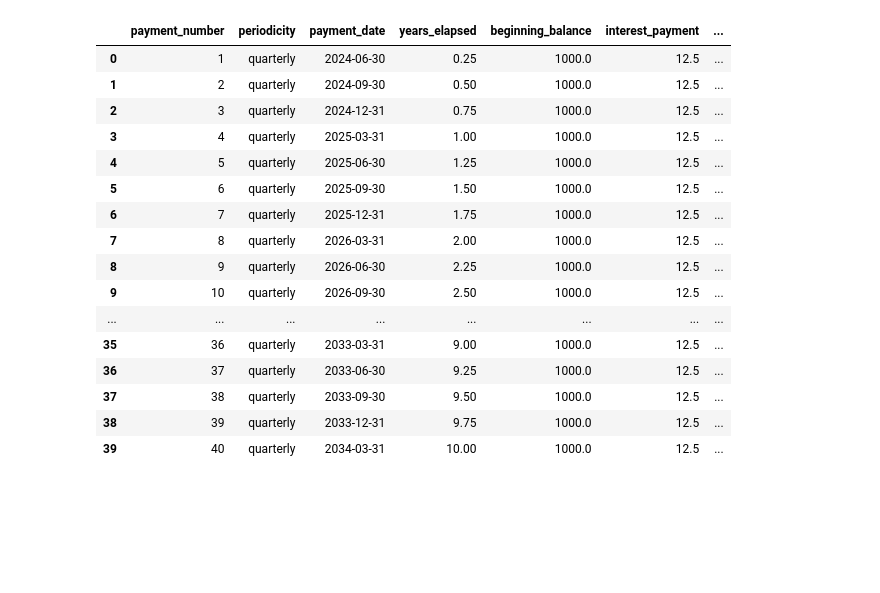
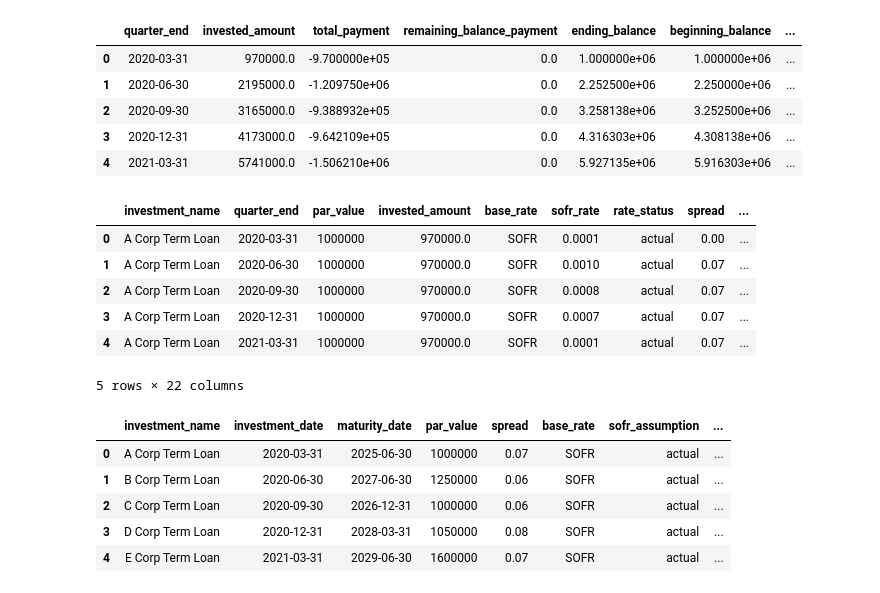
Before and after one commit to mmcleary6/credit_model, a Jupyter notebook: asset_modeling.ipynb, the cells around one changed output. Saved outputs shown, nothing was run; the diff lists cells and outputs as text; code cells hidden in the pictures; blank space fills up the shorter version.

```diff
--- a/asset_modeling.ipynb
+++ b/asset_modeling.ipynb
@@ -89,27 +134,28 @@ loan_df
-# %%
-bullet_df = bullet_loan(
-    principal=1000,
-    annual_rate=0.05,
-    maturity_years=10,
-    periodicity="quarterly",
-    start_date="2024-03-31",
-)
-bullet_df
-# %% [output]
-|  | payment_number | periodicity | payment_date | years_elapsed | beginning_balance | interest_payment | ... |
-| 0 | 1 | quarterly | 2024-06-30 | 0.25 | 1000.0 | 12.5 | ... |
-| 1 | 2 | quarterly | 2024-09-30 | 0.50 | 1000.0 | 12.5 | ... |
-| 2 | 3 | quarterly | 2024-12-31 | 0.75 | 1000.0 | 12.5 | ... |
-| 3 | 4 | quarterly | 2025-03-31 | 1.00 | 1000.0 | 12.5 | ... |
-| 4 | 5 | quarterly | 2025-06-30 | 1.25 | 1000.0 | 12.5 | ... |
-| 5 | 6 | quarterly | 2025-09-30 | 1.50 | 1000.0 | 12.5 | ... |
-| 6 | 7 | quarterly | 2025-12-31 | 1.75 | 1000.0 | 12.5 | ... |
-| 7 | 8 | quarterly | 2026-03-31 | 2.00 | 1000.0 | 12.5 | ... |
-| 8 | 9 | quarterly | 2026-06-30 | 2.25 | 1000.0 | 12.5 | ... |
-| 9 | 10 | quarterly | 2026-09-30 | 2.50 | 1000.0 | 12.5 | ... |
-| ... | ... | ... | ... | ... | ... | ... | ... |
-| 35 | 36 | quarterly | 2033-03-31 | 9.00 | 1000.0 | 12.5 | ... |
-| 36 | 37 | quarterly | 2033-06-30 | 9.25 | 1000.0 | 12.5 | ... |
-| 37 | 38 | quarterly | 2033-09-30 | 9.50 | 1000.0 | 12.5 | ... |
-| 38 | 39 | quarterly | 2033-12-31 | 9.75 | 1000.0 | 12.5 | ... |
-| 39 | 40 | quarterly | 2034-03-31 | 10.00 | 1000.0 | 12.5 | ... |
+# %%
+portfolio.head()
+# %% [output]
+|  | quarter_end | invested_amount | total_payment | remaining_balance_payment | ending_balance | beginning_balance | ... |
+| 0 | 2020-03-31 | 970000.0 | -9.700000e+05 | 0.0 | 1.000000e+06 | 1.000000e+06 | ... |
+| 1 | 2020-06-30 | 2195000.0 | -1.209750e+06 | 0.0 | 2.252500e+06 | 2.250000e+06 | ... |
+| 2 | 2020-09-30 | 3165000.0 | -9.388932e+05 | 0.0 | 3.258138e+06 | 3.252500e+06 | ... |
+| 3 | 2020-12-31 | 4173000.0 | -9.642109e+05 | 0.0 | 4.316303e+06 | 4.308138e+06 | ... |
+| 4 | 2021-03-31 | 5741000.0 | -1.506210e+06 | 0.0 | 5.927135e+06 | 5.916303e+06 | ... |
+# %%
+funds.head()
+# %% [output]
+|  | investment_name | quarter_end | par_value | invested_amount | base_rate | sofr_rate | rate_status | spread | ... |
+| 0 | A Corp Term Loan | 2020-03-31 | 1000000 | 970000.0 | SOFR | 0.0001 | actual | 0.00 | ... |
+| 1 | A Corp Term Loan | 2020-06-30 | 1000000 | 970000.0 | SOFR | 0.0010 | actual | 0.07 | ... |
+| 2 | A Corp Term Loan | 2020-09-30 | 1000000 | 970000.0 | SOFR | 0.0008 | actual | 0.07 | ... |
+| 3 | A Corp Term Loan | 2020-12-31 | 1000000 | 970000.0 | SOFR | 0.0007 | actual | 0.07 | ... |
+| 4 | A Corp Term Loan | 2021-03-31 | 1000000 | 970000.0 | SOFR | 0.0001 | actual | 0.07 | ... |
+5 rows × 22 columns
+# %%
+funds_summary
+# %% [output]
+|  | investment_name | investment_date | maturity_date | par_value | spread | base_rate | sofr_assumption | ... |
+| 0 | A Corp Term Loan | 2020-03-31 | 2025-06-30 | 1000000 | 0.07 | SOFR | actual | ... |
+| 1 | B Corp Term Loan | 2020-06-30 | 2027-06-30 | 1250000 | 0.06 | SOFR | actual | ... |
+| 2 | C Corp Term Loan | 2020-09-30 | 2026-12-31 | 1000000 | 0.06 | SOFR | actual | ... |
+| 3 | D Corp Term Loan | 2020-12-31 | 2028-03-31 | 1050000 | 0.08 | SOFR | actual | ... |
+| 4 | E Corp Term Loan | 2021-03-31 | 2029-06-30 | 1600000 | 0.07 | SOFR | actual | ... |
```
Also changed, not shown: parts of 7 cells of this notebook, 7 other files.
